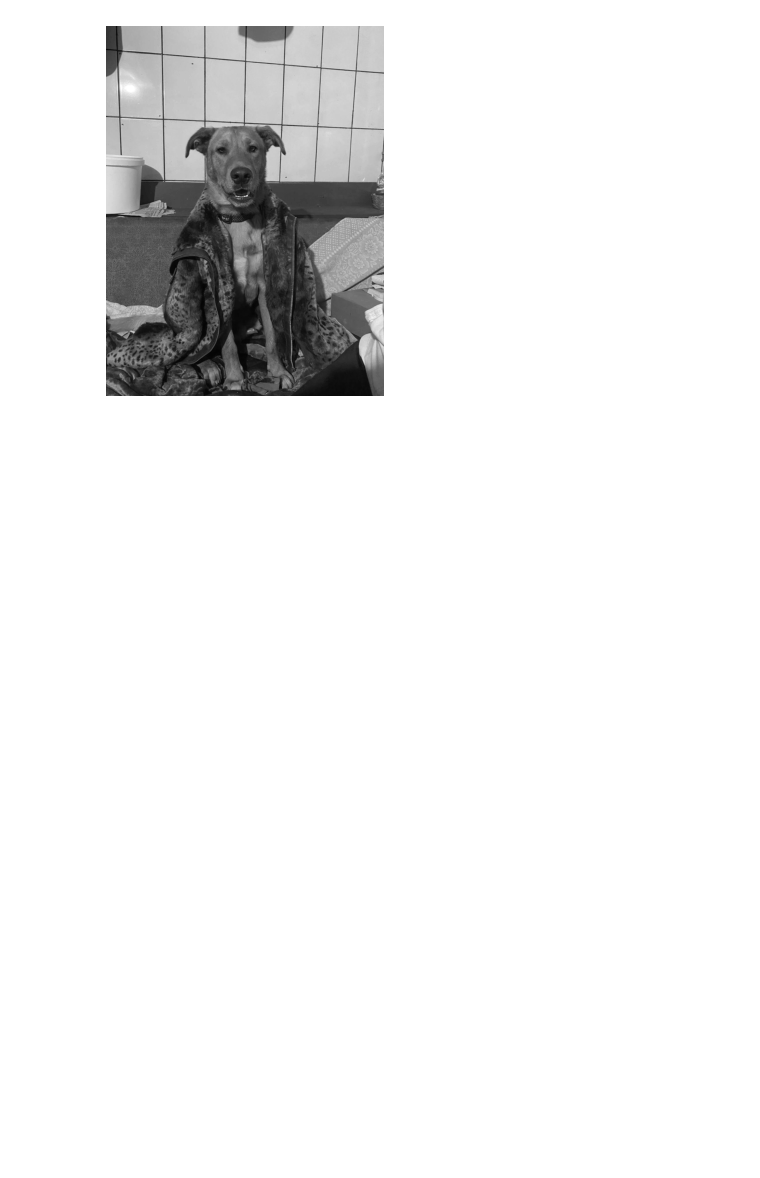
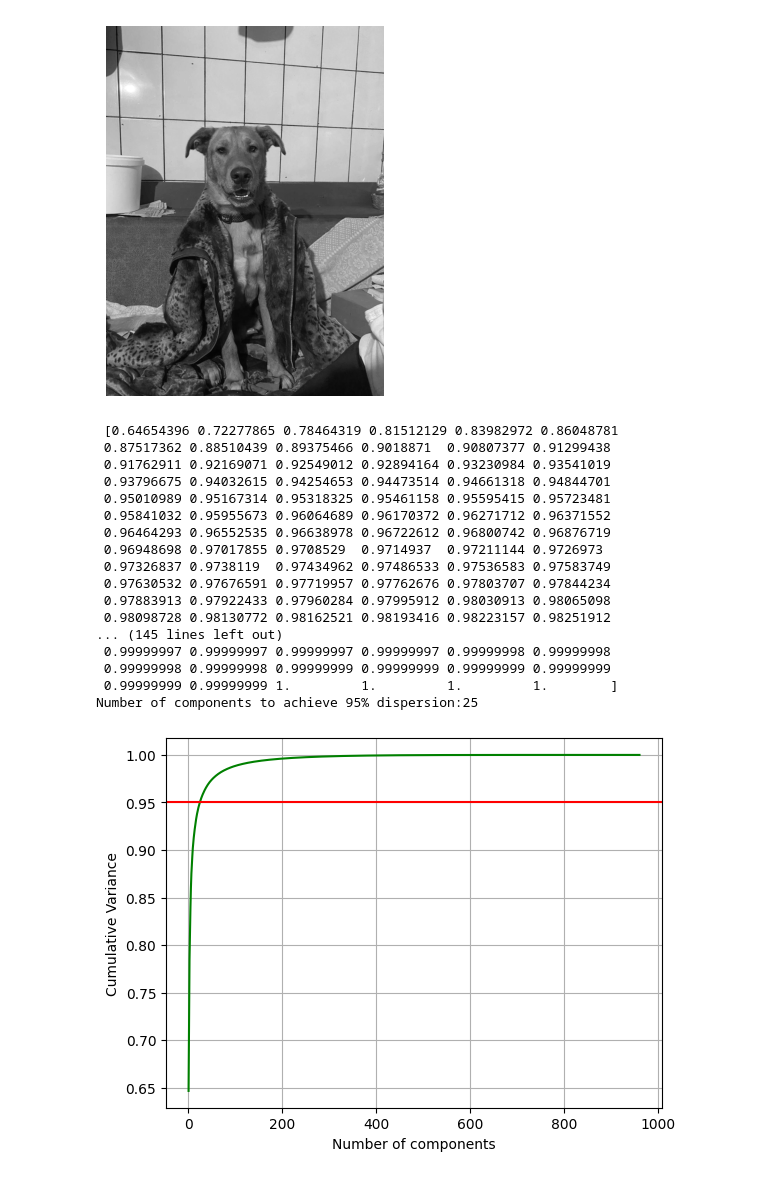
Before and after one commit to anwalv/pla-lab-2, a Jupyter notebook: lab-2.ipynb, the cells around one changed output. Drawn from its saved outputs; the diff is of its cells as text; code cells hidden in the pictures; blank space fills up the shorter version.

Commit message:
2.3 cumulative variance done

```diff
--- a/lab-2.ipynb
+++ b/lab-2.ipynb
@@ -55,3 +58,37 @@ plt.show()
 (1280, 960)
 1.0
 [figure]
+# %%
+pca = PCA()
+pca.fit(image_bw)
+cumulative_variance = np.cumsum(pca.explained_variance_ratio_)
+print("\n", cumulative_variance)
+num_components = np.argmax(cumulative_variance >= 0.95) + 1
+print(f"Number of components to achieve 95% dispersion:{num_components}")
+
+
+plt.plot(np.arange(1, len(cumulative_variance) + 1), cumulative_variance, color='g')
+plt.axhline(y=0.95, color='r', linestyle='-')
+plt.xlabel('Number of components')
+plt.ylabel('Cumulative Variance')
+plt.grid(True)
+plt.show()
+# %% [output]
+ [0.64654396 0.72277865 0.78464319 0.81512129 0.83982972 0.86048781
+ 0.87517362 0.88510439 0.89375466 0.9018871  0.90807377 0.91299438
+ 0.91762911 0.92169071 0.92549012 0.92894164 0.93230984 0.93541019
+ 0.93796675 0.94032615 0.94254653 0.94473514 0.94661318 0.94844701
+ 0.95010989 0.95167314 0.95318325 0.95461158 0.95595415 0.95723481
+ 0.95841032 0.95955673 0.96064689 0.96170372 0.96271712 0.96371552
+ 0.96464293 0.96552535 0.96638978 0.96722612 0.96800742 0.96876719
+ 0.96948698 0.97017855 0.9708529  0.9714937  0.97211144 0.9726973
+ 0.97326837 0.9738119  0.97434962 0.97486533 0.97536583 0.97583749
+ 0.97630532 0.97676591 0.97719957 0.97762676 0.97803707 0.97844234
+ 0.97883913 0.97922433 0.97960284 0.97995912 0.98030913 0.98065098
+ 0.98098728 0.98130772 0.98162521 0.98193416 0.98223157 0.98251912
+... (145 lines left out)
+ 0.99999997 0.99999997 0.99999997 0.99999997 0.99999998 0.99999998
+ 0.99999998 0.99999998 0.99999999 0.99999999 0.99999999 0.99999999
+ 0.99999999 0.99999999 1.         1.         1.         1.        ]
+Number of components to achieve 95% dispersion:25
+[figure, added]
```
Also changed, not shown: parts of 3 cells of this notebook.
